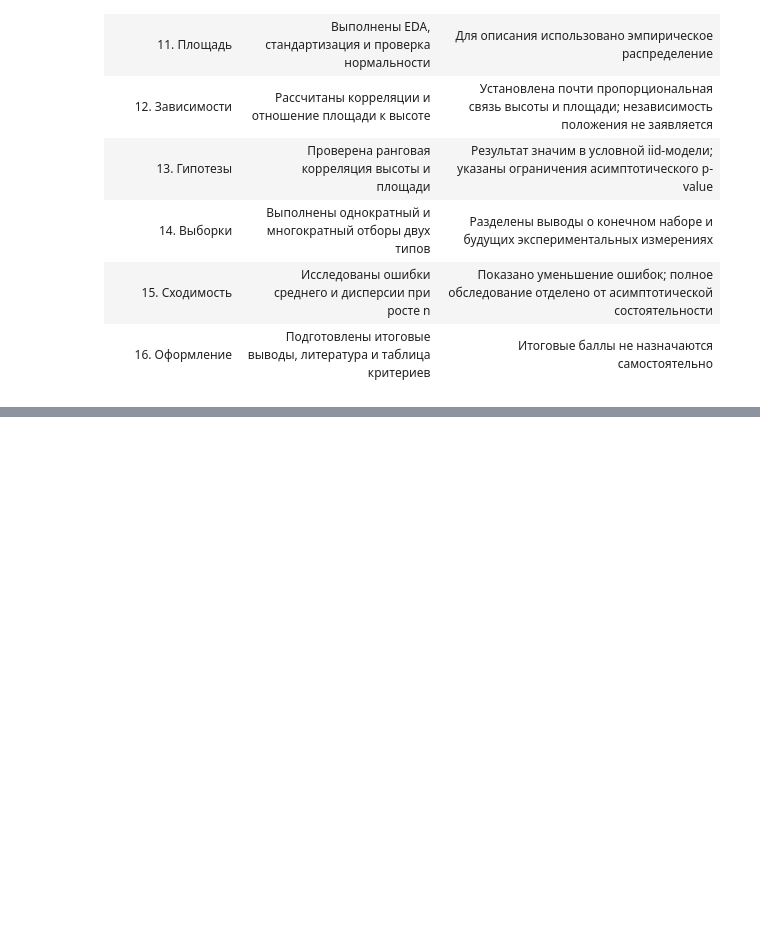
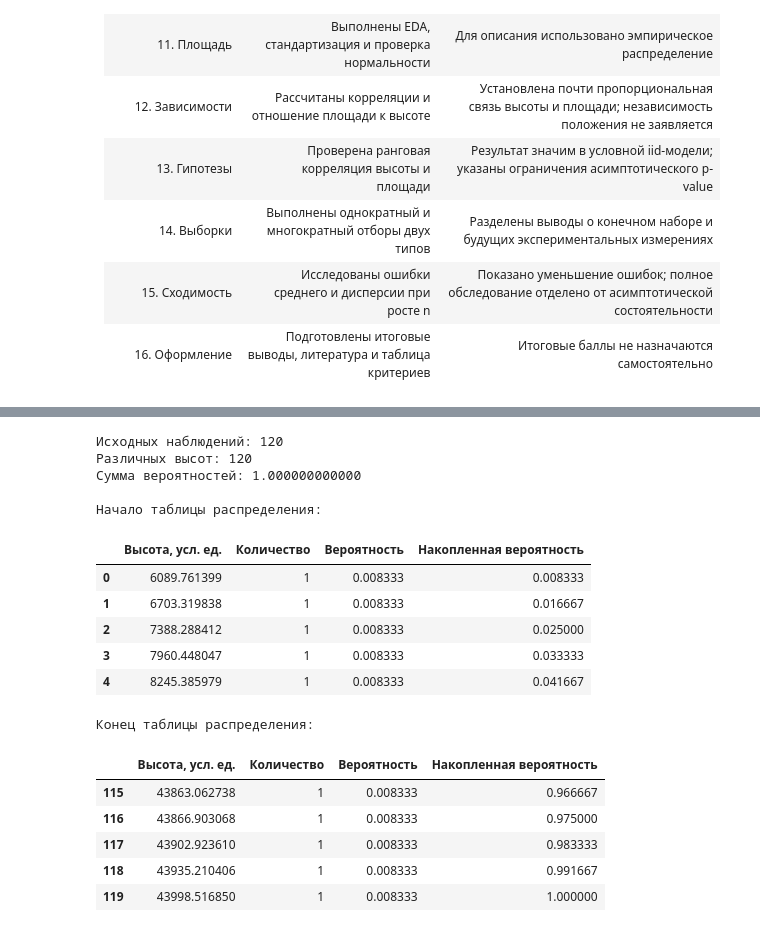
Before and after one commit to WalterPerjenko/LW_Statistic, a Jupyter notebook: raman/Lab01_sprint1_Raman.ipynb, the cells around one changed output, grey strips where cells are left out. Saved outputs shown, nothing was run; the diff lists cells and outputs as text; code cells hidden in the pictures; blank space fills up the shorter version.

```diff
--- a/raman/Lab01_sprint1_Raman.ipynb
+++ b/raman/Lab01_sprint1_Raman.ipynb
@@ -2454,0 +2921,55 @@ r Пирсона ≈ 0,9996, коэффициент Спирмена ≈ 0,99868
+# %%
+height_values = sprint2_data["height_au"].to_numpy(dtype=float)
+
+height_support, height_counts = np.unique(
+    height_values,
+    return_counts=True,
+)
+
+height_probabilities = height_counts / height_counts.sum()
+
+# Накопленные частоты делим на n.
+height_cumulative = np.cumsum(height_counts) / height_counts.sum()
+height_cumulative[-1] = 1.0
+
+height_distribution = pd.DataFrame({
+    "Высота, усл. ед.": height_support,
+    "Количество": height_counts,
+    "Вероятность": height_probabilities,
+    "Накопленная вероятность": height_cumulative,
+})
+
+assert np.all(np.diff(height_support) > 0)
+assert np.all(height_probabilities > 0)
+assert np.isclose(height_probabilities.sum(), 1.0)
+assert np.all(np.diff(height_cumulative) > 0)
+assert height_cumulative[-1] == 1.0
+
+print(f"Исходных наблюдений: {len(height_values)}")
+print(f"Различных высот: {len(height_support)}")
+print(f"Сумма вероятностей: {height_probabilities.sum():.12f}")
+
+print("\nНачало таблицы распределения:")
+display(height_distribution.head())
+
+print("\nКонец таблицы распределения:")
+display(height_distribution.tail())
+# %% [output]
+Исходных наблюдений: 120
+Различных высот: 120
+Сумма вероятностей: 1.000000000000
+
+Начало таблицы распределения:
+|  | Высота, усл. ед. | Количество | Вероятность | Накопленная вероятность |
+| 0 | 6089.761399 | 1 | 0.008333 | 0.008333 |
+| 1 | 6703.319838 | 1 | 0.008333 | 0.016667 |
+| 2 | 7388.288412 | 1 | 0.008333 | 0.025000 |
+| 3 | 7960.448047 | 1 | 0.008333 | 0.033333 |
+| 4 | 8245.385979 | 1 | 0.008333 | 0.041667 |
+Конец таблицы распределения:
+|  | Высота, усл. ед. | Количество | Вероятность | Накопленная вероятность |
+| 115 | 43863.062738 | 1 | 0.008333 | 0.966667 |
+| 116 | 43866.903068 | 1 | 0.008333 | 0.975000 |
+| 117 | 43902.923610 | 1 | 0.008333 | 0.983333 |
+| 118 | 43935.210406 | 1 | 0.008333 | 0.991667 |
+| 119 | 43998.516850 | 1 | 0.008333 | 1.000000 |
```
Also changed, not shown: parts of 32 cells of this notebook.
